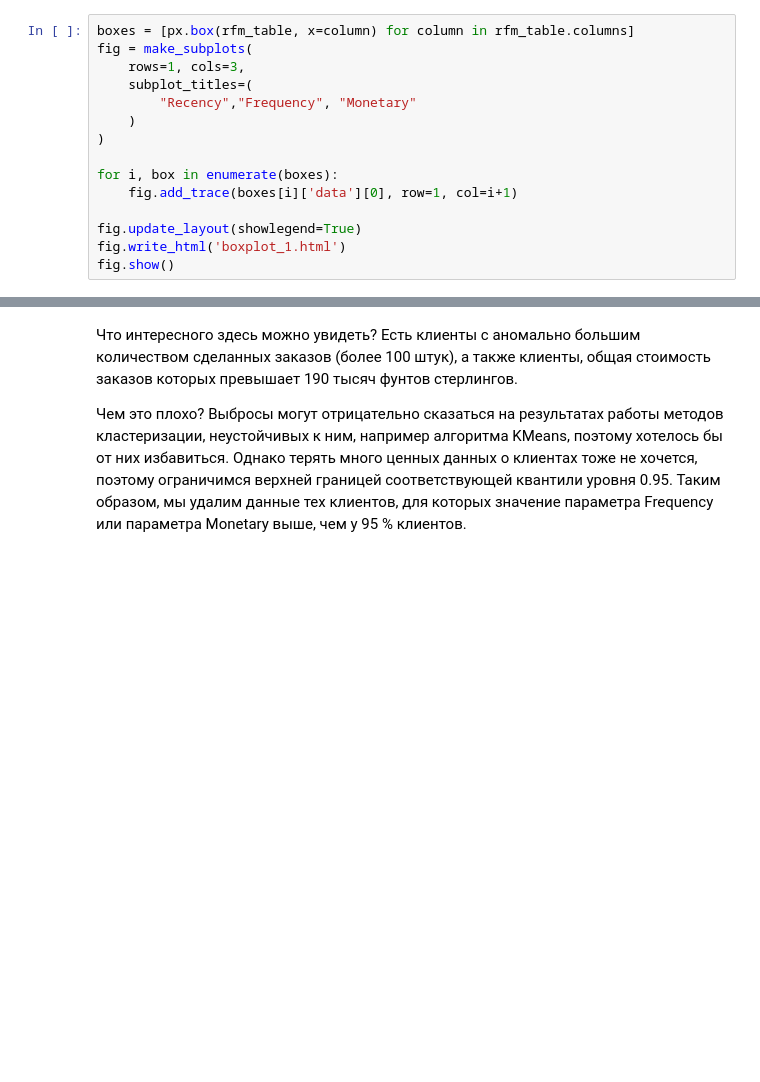
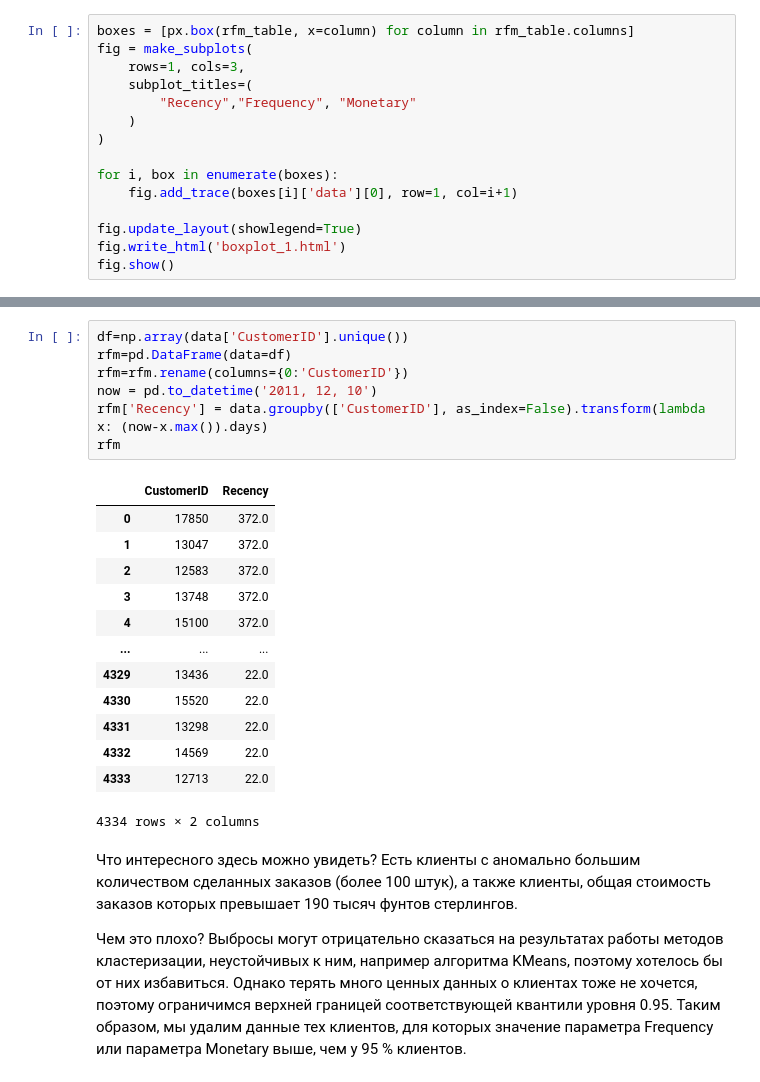
Before and after one commit to hoittoken/Python, a Jupyter notebook: Py/Projects/project_6/Project-6._Aubakirov.ipynb, the cells around one changed output, grey strips where cells are left out. Cells and saved outputs as stored; diff of their text form; blank space fills up the shorter version.

```diff
--- a/Py/Projects/project_6/Project-6._Aubakirov.ipynb
+++ b/Py/Projects/project_6/Project-6._Aubakirov.ipynb
@@ -714,3 +782,24 @@ fig.show()
+# %%
+df=np.array(data['CustomerID'].unique())
+rfm=pd.DataFrame(data=df)
+rfm=rfm.rename(columns={0:'CustomerID'})
+now = pd.to_datetime('2011, 12, 10')
+rfm['Recency'] = data.groupby(['CustomerID'], as_index=False).transform(lambda x: (now-x.max()).days)
+rfm
+# %% [output]
+|  | CustomerID | Recency |
+| 0 | 17850 | 372.0 |
+| 1 | 13047 | 372.0 |
+| 2 | 12583 | 372.0 |
+| 3 | 13748 | 372.0 |
+| 4 | 15100 | 372.0 |
+| ... | ... | ... |
+| 4329 | 13436 | 22.0 |
+| 4330 | 15520 | 22.0 |
+| 4331 | 13298 | 22.0 |
+| 4332 | 14569 | 22.0 |
+| 4333 | 12713 | 22.0 |
+4334 rows × 2 columns
 # %% [markdown]
 Что интересного здесь можно увидеть? Есть клиенты с аномально большим количеством сделанных заказов (более 100 штук), а также клиенты, общая стоимость заказов которых превышает 190 тысяч фунтов стерлингов.
 
```
Also changed, not shown: parts of 9 cells of this notebook, 8 other files.
